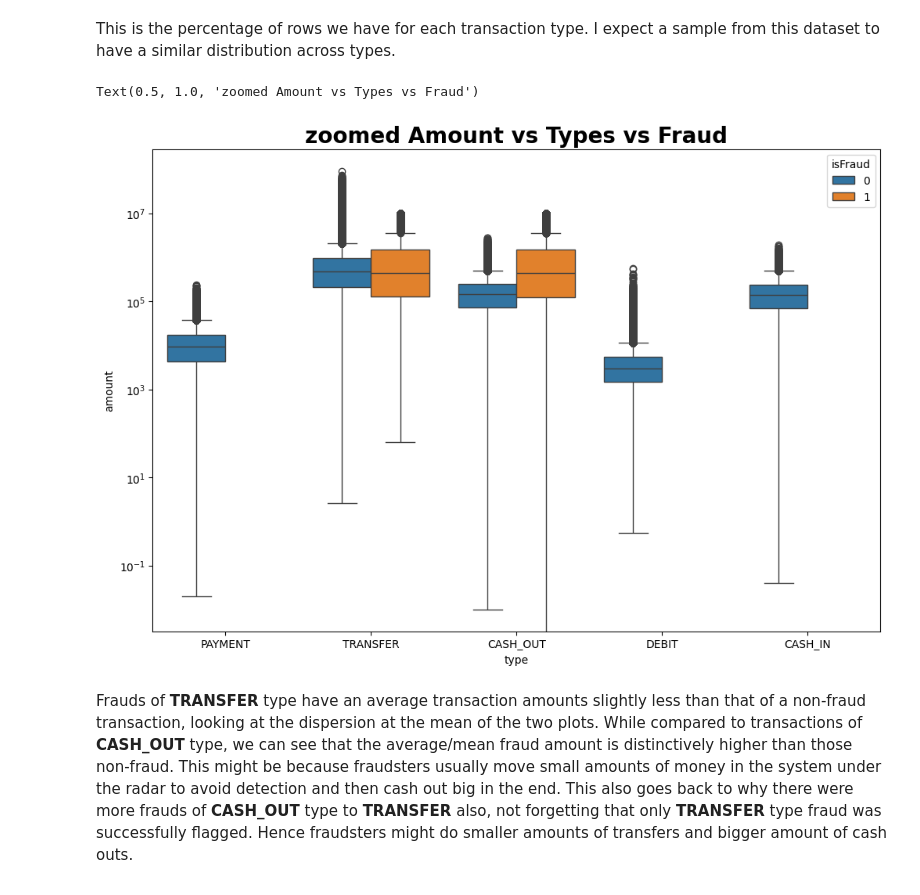
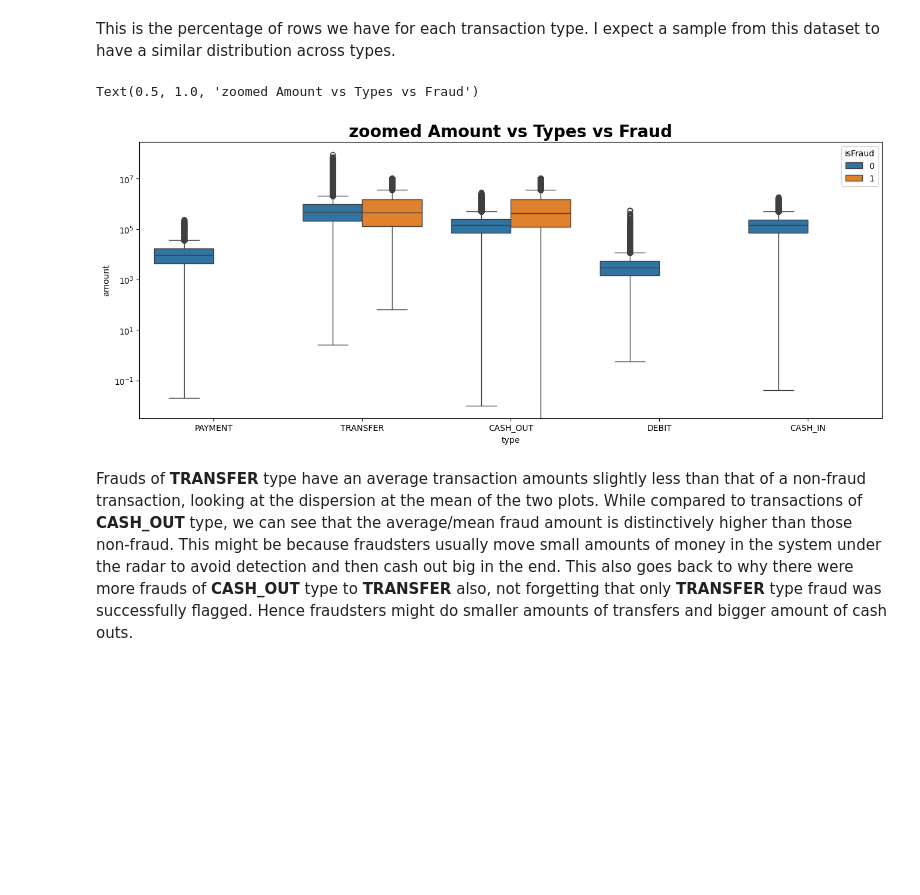
Before and after one commit to spectralcodex/momo-fincrime, a Jupyter notebook: fincrime.ipynb, the cells around one changed output. Saved outputs shown, nothing was run; the diff lists cells and outputs as text; code cells hidden in the pictures; blank space fills up the shorter version.

```diff
--- a/fincrime.ipynb
+++ b/fincrime.ipynb
@@ -333,13 +330,14 @@ Typically, fraudsters aim to siphon smaller amounts of transactions under the ra
 # %% [markdown]
 This is the percentage of rows we have for each transaction type. I expect a sample from this dataset to have a similar distribution across types.
 # %%
-plt.figure(figsize=(12,8))
-sns.boxplot(hue = df.isFraud, x = df.type, y = df.amount, data = df)
+plt.figure(figsize=(16, 6))
+
+sns.boxplot(hue = dataset.isFraud, x = dataset.type, y = dataset.amount, data = dataset)
 plt.yscale('log')
 plt.title('zoomed Amount vs Types vs Fraud',fontweight="bold", size=20)
 # %% [output]
 Text(0.5, 1.0, 'zoomed Amount vs Types vs Fraud')
-[figure, old version]
+[figure, new version]
 # %% [markdown]
 Frauds of **TRANSFER** type have an average transaction amounts slightly less than that of a non-fraud transaction, looking at the dispersion at the mean of the two plots. While compared to transactions of **CASH_OUT** type, we can see that the average/mean fraud amount is distinctively higher than those non-fraud. This might be because fraudsters usually move small amounts of money in the system under the radar to avoid detection and then cash out big in the end. This also goes back to why there were more frauds of **CASH_OUT** type to **TRANSFER** also, not forgetting that only **TRANSFER** type fraud was successfully flagged. Hence fraudsters might do smaller amounts of transfers and bigger amount of cash outs.
 
```
Also changed, not shown: parts of 5 cells of this notebook.
